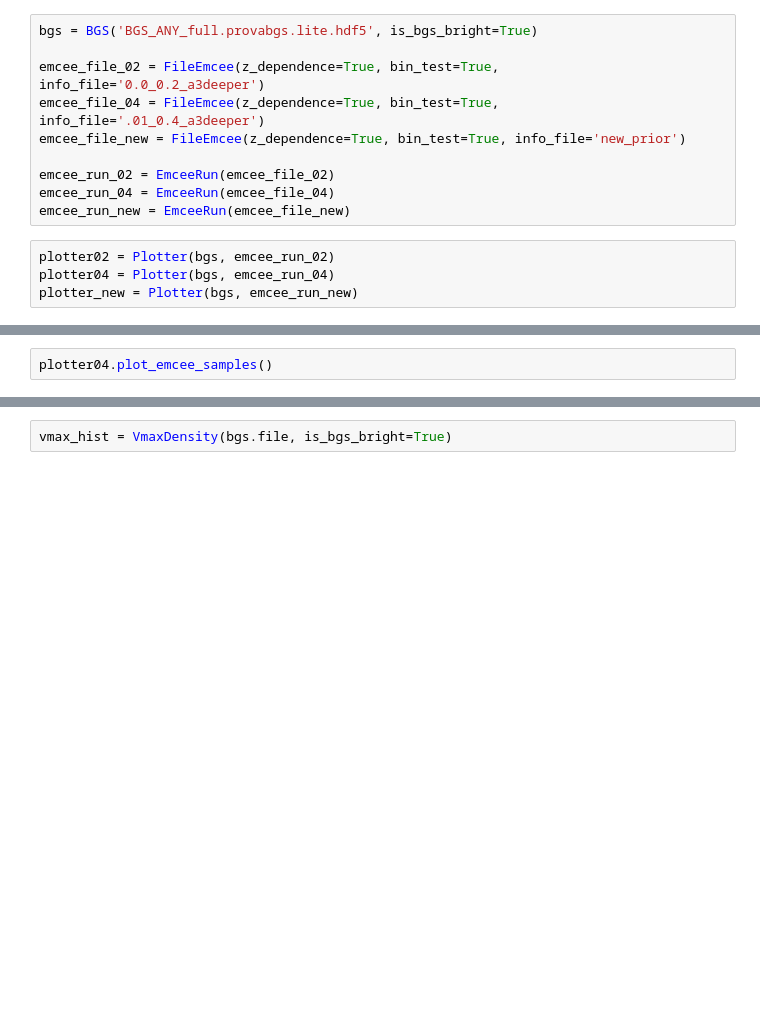
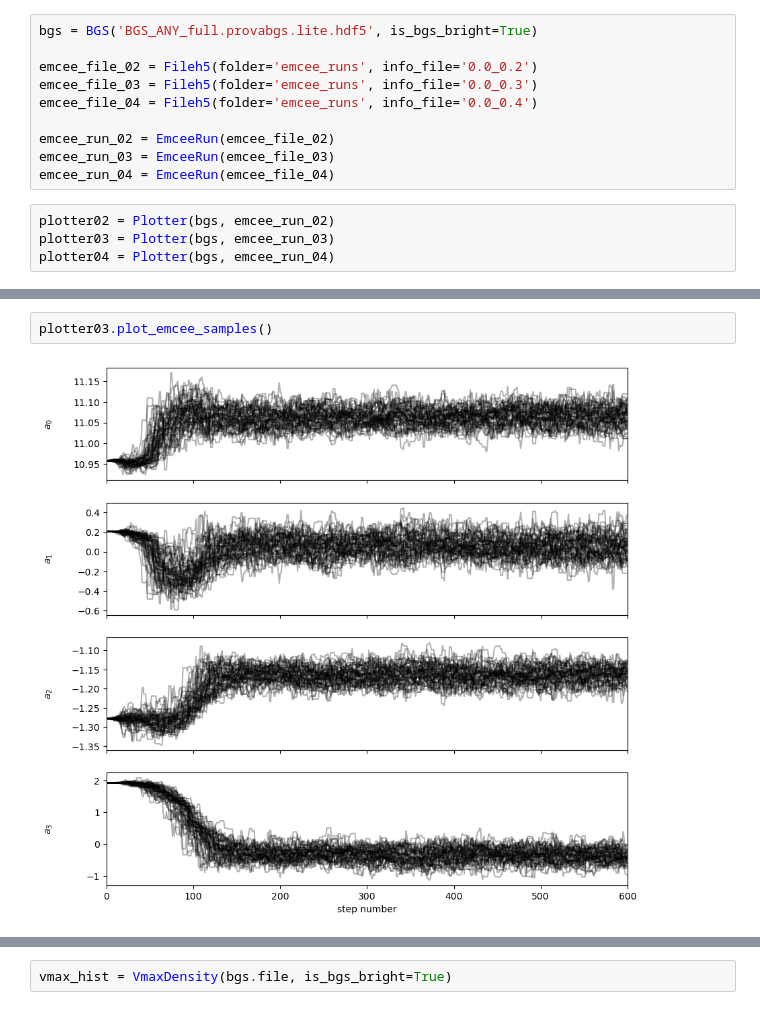
Before and after one commit to fedehope/zSMF, a Jupyter notebook: nb/emcee_check.ipynb, the cells around one changed output, grey strips where cells are left out. Saved outputs shown, nothing was run; the diff lists cells and outputs as text; blank space fills up the shorter version.

Commit message:
modify file handling with Fileh5 - plotted new fits with good convergency

```diff
--- a/nb/emcee_check.ipynb
+++ b/nb/emcee_check.ipynb
@@ -26,16 +16,16 @@ Multiple files with that <info_file>
 # %%
 bgs = BGS('BGS_ANY_full.provabgs.lite.hdf5', is_bgs_bright=True)
 
-emcee_file_02 = FileEmcee(z_dependence=True, bin_test=True, info_file='0.0_0.2_a3deeper')
-emcee_file_04 = FileEmcee(z_dependence=True, bin_test=True, info_file='.01_0.4_a3deeper')
-emcee_file_new = FileEmcee(z_dependence=True, bin_test=True, info_file='new_prior')
+emcee_file_02 = Fileh5(folder='emcee_runs', info_file='0.0_0.2')
+emcee_file_03 = Fileh5(folder='emcee_runs', info_file='0.0_0.3')
+emcee_file_04 = Fileh5(folder='emcee_runs', info_file='0.0_0.4')
 
 emcee_run_02 = EmceeRun(emcee_file_02)
+emcee_run_03 = EmceeRun(emcee_file_03)
 emcee_run_04 = EmceeRun(emcee_file_04)
-emcee_run_new = EmceeRun(emcee_file_new)
 # %%
 plotter02 = Plotter(bgs, emcee_run_02)
+plotter03 = Plotter(bgs, emcee_run_03)
 plotter04 = Plotter(bgs, emcee_run_04)
-plotter_new = Plotter(bgs, emcee_run_new)
 # %%
 plotter02.plot_emcee_samples()
@@ -42,3 +34,5 @@ plotter02.plot_emcee_samples()
 # %%
-plotter04.plot_emcee_samples()
+plotter03.plot_emcee_samples()
+# %% [output]
+[figure, added]
 # %%
```
Also changed, not shown: parts of 12 cells of this notebook, 3 other files.
